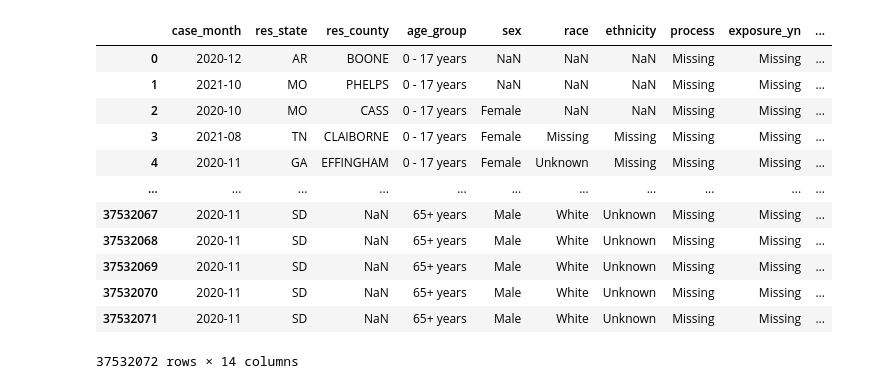
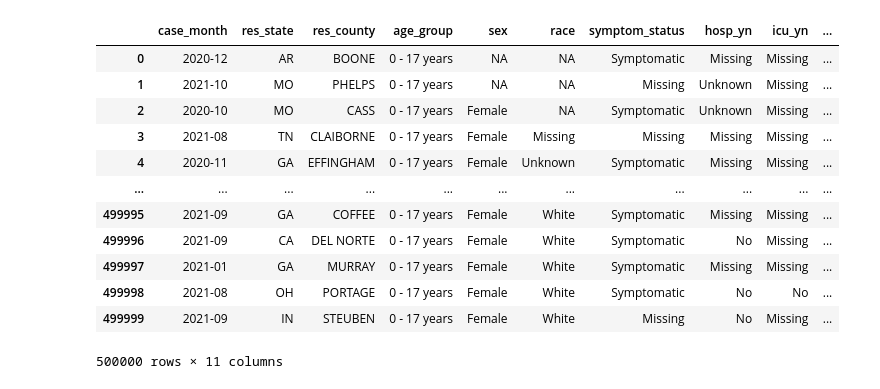
Before and after one commit to c2j185/Final_Project, a Jupyter notebook: Final Project-Copy1.ipynb, the cells around one changed output. Cells and saved outputs as stored; diff of their text form; code cells hidden in the pictures.

```diff
--- a/Final Project-Copy1.ipynb
+++ b/Final Project-Copy1.ipynb
@@ -5,13 +5,13 @@ from sodapy import Socrata
 from sqlalchemy import create_engine
 # %%
 # 1. Create a DataFrame Covid data(full csv).
-data_df = pd.read_csv('/Users/benjaminshelburn/Desktop/Classwork/Final Project/COVID-19_Case_Surveillance_Public_Use_Data_with_Geography.csv')
+# data_df = pd.read_csv('/Users/benjaminshelburn/Desktop/Classwork/Final Project/COVID-19_Case_Surveillance_Public_Use_Data_with_Geography.csv')
 
-# # # 2. Create a DF from small API sample - limit 250K?
-# client = Socrata("data.cdc.gov", None)
-# data = client.get("n8mc-b4w4")
-# data_df = pd.DataFrame.from_records(data)
-# data_df
+# 2. Create a DF from small API sample - limit 250K?
+client = Socrata("data.cdc.gov", None)
+data = client.get("n8mc-b4w4", limit= 500000)
+data_df = pd.DataFrame.from_records(data)
+data_df
 
 # # 3. https://stackoverflow.com/questions/66345379/not-getting-full-data-from-api-to-jupyter-notebook
 # r = requests.get("https://pokeapi.co/api/v2/pokemon/")
@@ -30,27 +45,31 @@ data_df = pd.read_csv('/Users/benjaminshelburn/Desktop/Classwork/Final Project/C
 # %%
 # Columns to drop
 data_df = data_df.drop(['state_fips_code'], axis=1)
 data_df = data_df.drop(['county_fips_code'], axis=1)
-data_df = data_df.drop(['case_positive_specimen_interval'], axis=1)
+data_df = data_df.drop(['case_positive_specimen'], axis=1)
 data_df = data_df.drop(['current_status'], axis=1)
 data_df = data_df.drop(['case_onset_interval'], axis=1)
+data_df = data_df.drop(['ethnicity'], axis=1)
+data_df = data_df.drop(['process'], axis=1)
+data_df = data_df.drop(['exposure_yn'], axis=1)
+
 
 # Print df
 data_df
 # %% [output]
-|  | case_month | res_state | res_county | age_group | sex | race | ethnicity | process | exposure_yn | ... |
-| 0 | 2020-12 | AR | BOONE | 0 - 17 years | NaN | NaN | NaN | Missing | Missing | ... |
-| 1 | 2021-10 | MO | PHELPS | 0 - 17 years | NaN | NaN | NaN | Missing | Missing | ... |
-| 2 | 2020-10 | MO | CASS | 0 - 17 years | Female | NaN | NaN | Missing | Missing | ... |
+|  | case_month | res_state | res_county | age_group | sex | race | symptom_status | hosp_yn | icu_yn | ... |
+| 0 | 2020-12 | AR | BOONE | 0 - 17 years | NA | NA | Symptomatic | Missing | Missing | ... |
+| 1 | 2021-10 | MO | PHELPS | 0 - 17 years | NA | NA | Missing | Unknown | Missing | ... |
+| 2 | 2020-10 | MO | CASS | 0 - 17 years | Female | NA | Symptomatic | Unknown | Missing | ... |
 | 3 | 2021-08 | TN | CLAIBORNE | 0 - 17 years | Female | Missing | Missing | Missing | Missing | ... |
-| 4 | 2020-11 | GA | EFFINGHAM | 0 - 17 years | Female | Unknown | Missing | Missing | Missing | ... |
+| 4 | 2020-11 | GA | EFFINGHAM | 0 - 17 years | Female | Unknown | Symptomatic | Missing | Missing | ... |
 | ... | ... | ... | ... | ... | ... | ... | ... | ... | ... | ... |
-| 37532067 | 2020-11 | SD | NaN | 65+ years | Male | White | Unknown | Missing | Missing | ... |
-| 37532068 | 2020-11 | SD | NaN | 65+ years | Male | White | Unknown | Missing | Missing | ... |
-| 37532069 | 2020-11 | SD | NaN | 65+ years | Male | White | Unknown | Missing | Missing | ... |
-| 37532070 | 2020-11 | SD | NaN | 65+ years | Male | White | Unknown | Missing | Missing | ... |
-| 37532071 | 2020-11 | SD | NaN | 65+ years | Male | White | Unknown | Missing | Missing | ... |
+| 499995 | 2021-09 | GA | COFFEE | 0 - 17 years | Female | White | Symptomatic | Missing | Missing | ... |
+| 499996 | 2021-09 | CA | DEL NORTE | 0 - 17 years | Female | White | Symptomatic | No | Missing | ... |
+| 499997 | 2021-01 | GA | MURRAY | 0 - 17 years | Female | White | Symptomatic | Missing | Missing | ... |
+| 499998 | 2021-08 | OH | PORTAGE | 0 - 17 years | Female | White | Symptomatic | No | No | ... |
+| 499999 | 2021-09 | IN | STEUBEN | 0 - 17 years | Female | White | Missing | No | Missing | ... |
-37532072 rows × 14 columns
+500000 rows × 11 columns
 # %%
 # Change and format column names
 data_df.rename(columns={'case_month':'Case Month', 'res_state':'Resident State', 'res_county': 'Resident County',
```
Also changed, not shown: parts of 3 cells of this notebook.
